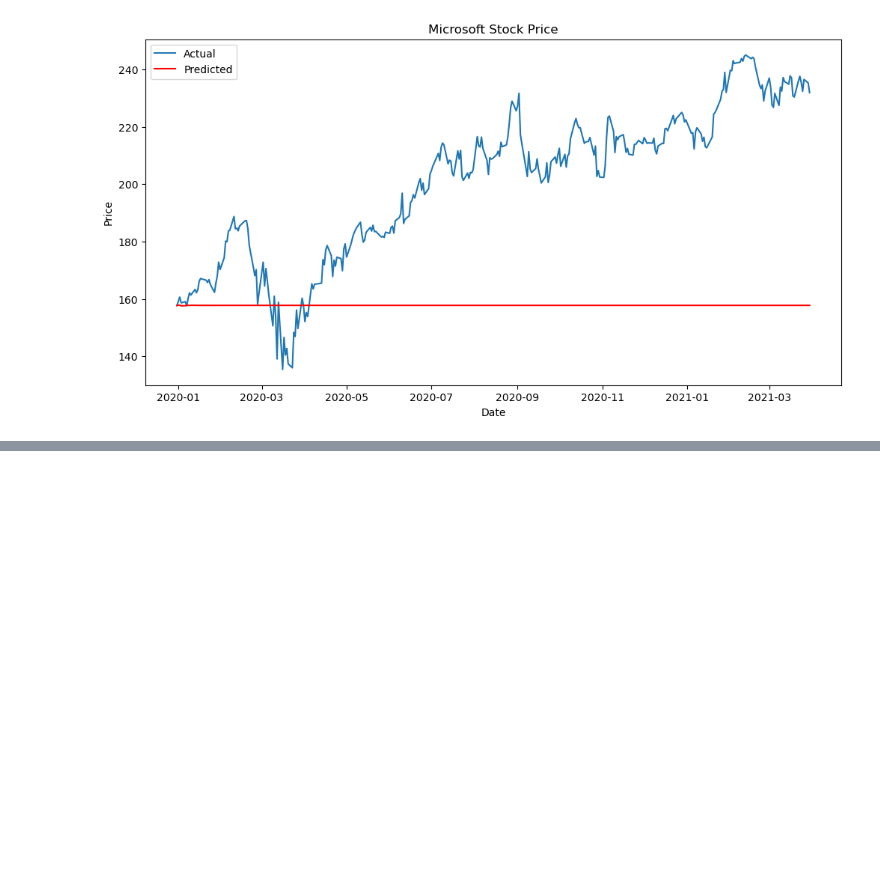
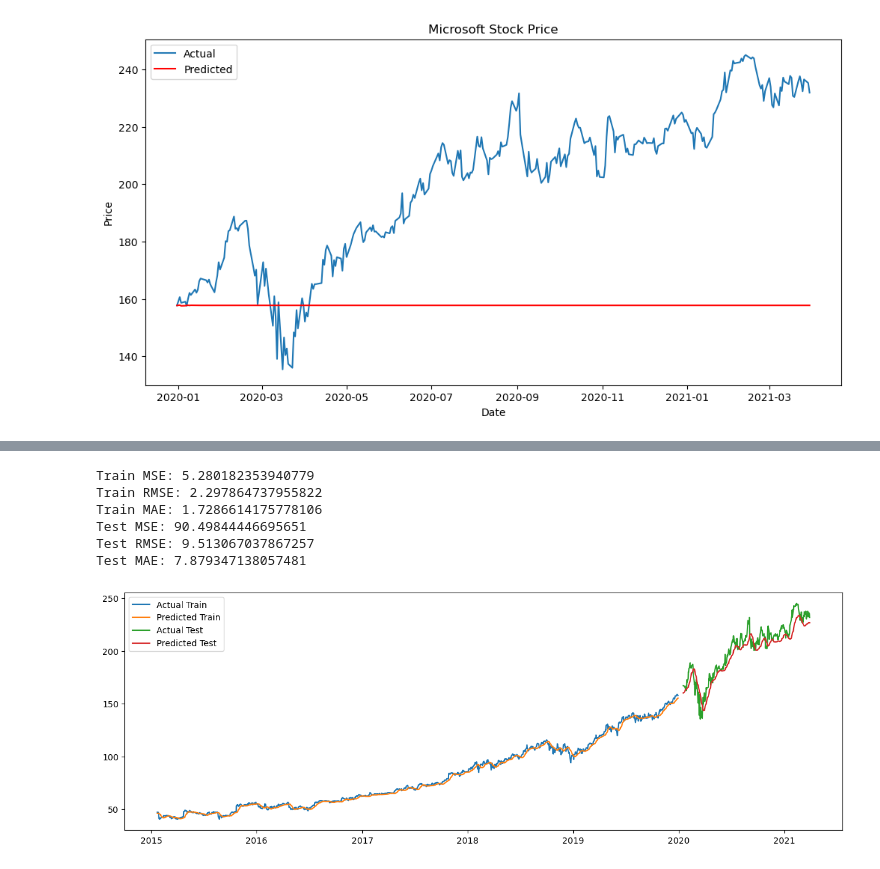
Before and after one commit to Stephie01/Time-Series-Analysis---Predicting-Microsoft-Stock-Prices-, a Jupyter notebook: project.ipynb, the cells around one changed output, grey strips where cells are left out. Saved outputs shown, nothing was run; the diff lists cells and outputs as text; code cells hidden in the pictures; blank space fills up the shorter version.

```diff
--- a/project.ipynb
+++ b/project.ipynb
@@ -763,0 +841,36 @@ ax2.hist(residuals, density=True)
+# %%
+from sklearn.metrics import mean_squared_error, mean_absolute_error
+
+# Calculate evaluation metrics
+train_mse = mean_squared_error(y_train, train_predictions)
+train_rmse = np.sqrt(train_mse)
+train_mae = mean_absolute_error(y_train, train_predictions)
+
+test_mse = mean_squared_error(y_test, test_predictions)
+test_rmse = np.sqrt(test_mse)
+test_mae = mean_absolute_error(y_test, test_predictions)
+
+print("Train MSE:", train_mse)
+print("Train RMSE:", train_rmse)
+print("Train MAE:", train_mae)
+
+print("Test MSE:", test_mse)
+print("Test RMSE:", test_rmse)
+print("Test MAE:", test_mae)
+
+# Plot the predictions against the actual values
+plt.figure(figsize=(15, 5))
+plt.plot(df.index[seq_length:train_size], y_train, label='Actual Train')
+plt.plot(df.index[seq_length:train_size], train_predictions, label='Predicted Train')
+plt.plot(df.index[train_size+seq_length:], y_test, label='Actual Test')
+plt.plot(df.index[train_size+seq_length:], test_predictions, label='Predicted Test')
+plt.legend()
+plt.show()
+# %% [output]
+Train MSE: 5.280182353940779
+Train RMSE: 2.297864737955822
+Train MAE: 1.7286614175778106
+Test MSE: 90.49844446695651
+Test RMSE: 9.513067037867257
+Test MAE: 7.879347138057481
+[figure, added]
```
Also changed, not shown: parts of 7 cells of this notebook.
